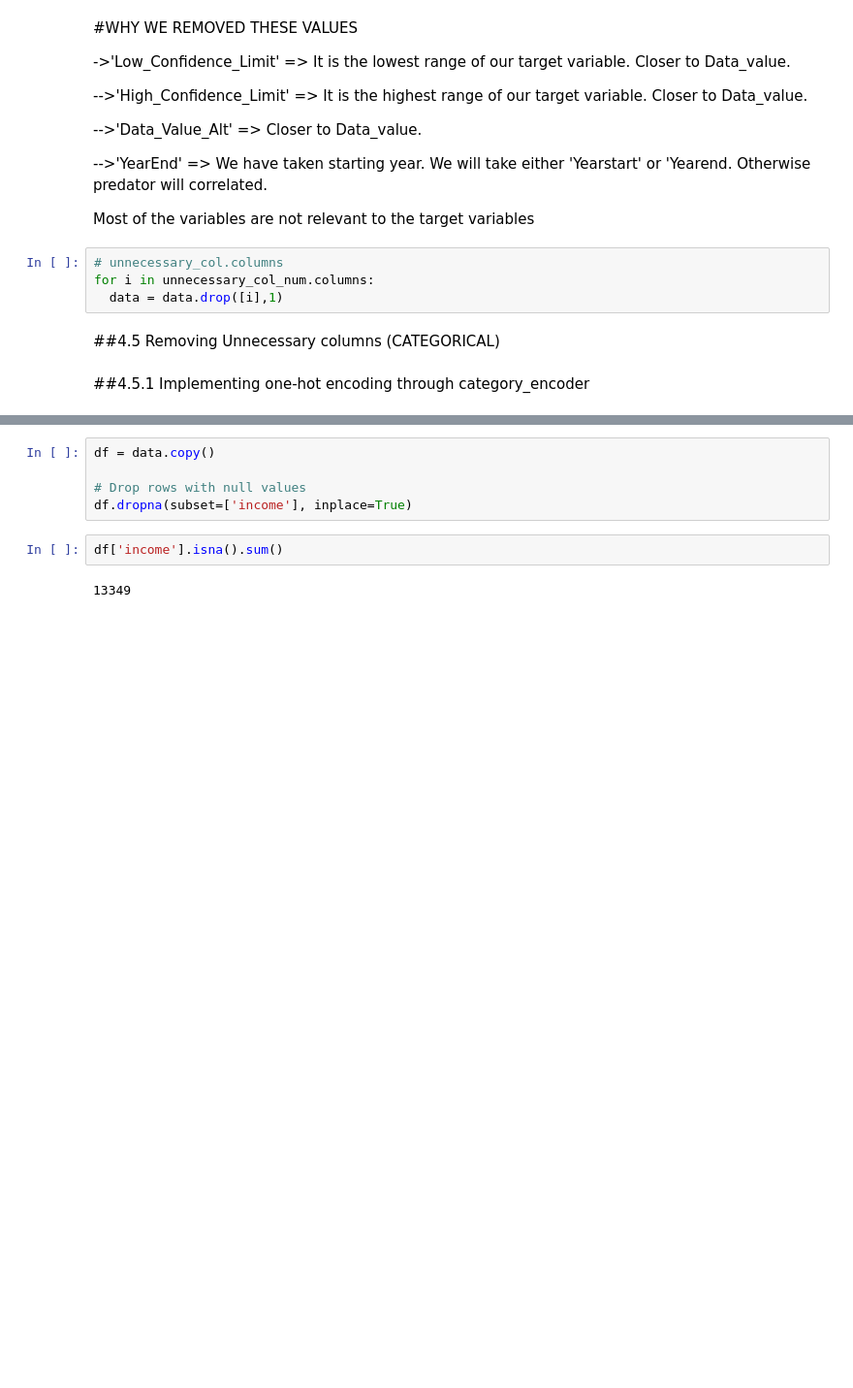
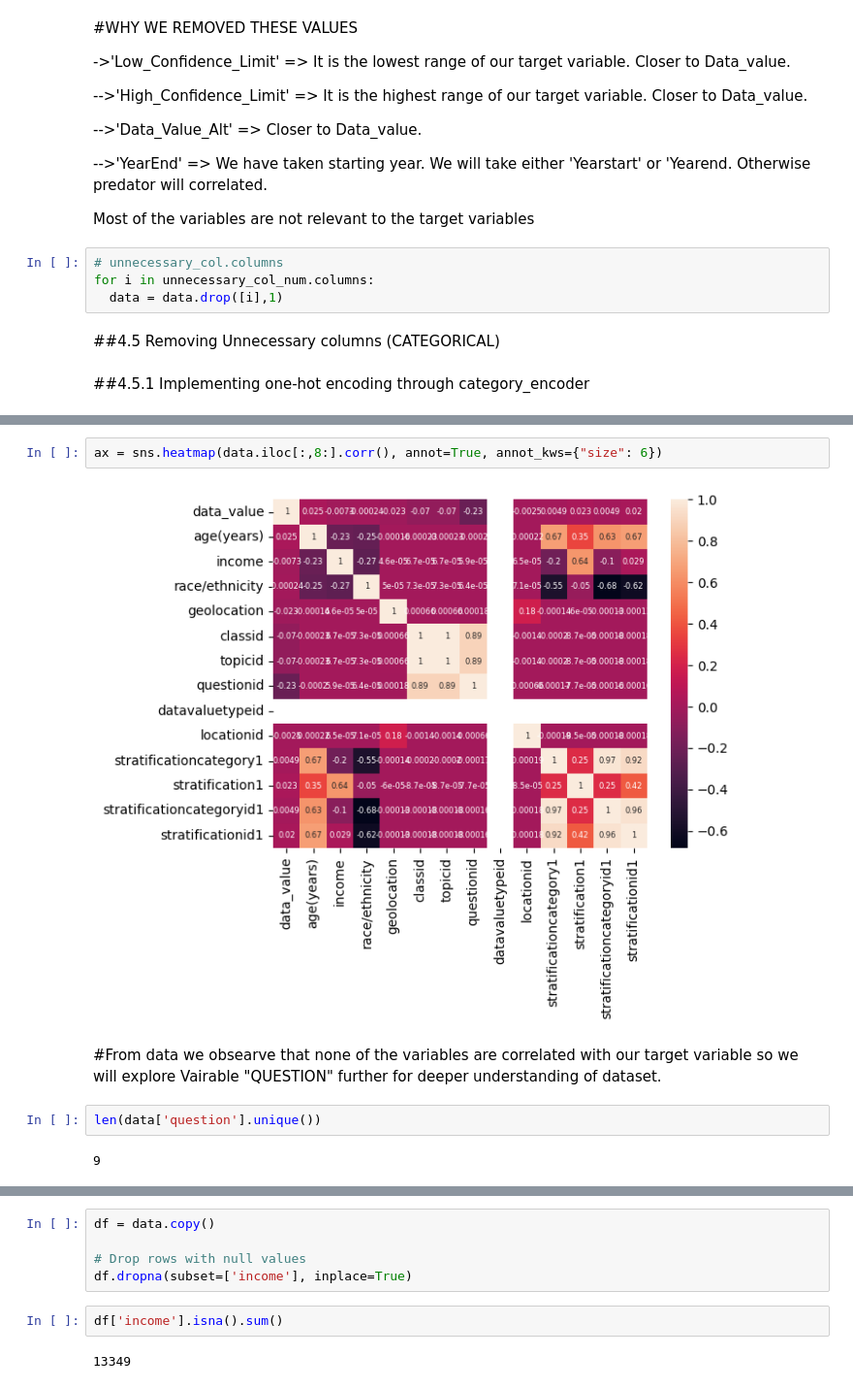
Before and after one commit to Jatansahu/GOLDDIGGER_GROUP12_PROJECT_01, a Jupyter notebook: DM_PROJECT_eda.ipynb, the cells around one changed output, grey strips where cells are left out. Shown at 97% size. Saved outputs shown, nothing was run; the diff lists cells and outputs as text; blank space fills up the shorter version.

```diff
--- a/DM_PROJECT_eda.ipynb
+++ b/DM_PROJECT_eda.ipynb
@@ -266,0 +309,10 @@ for i in unnecessary_col_num.columns:
+# %%
+ax = sns.heatmap(data.iloc[:,8:].corr(), annot=True, annot_kws={"size": 6})
+# %% [output]
+[figure, added]
+# %% [markdown]
+#From data we obsearve that none of the variables are correlated with our target variable so we will explore Vairable "QUESTION" further for deeper understanding of dataset.
+# %%
+len(data['question'].unique())
+# %% [output]
+9
```
Also changed, not shown: parts of 12 cells of this notebook.
